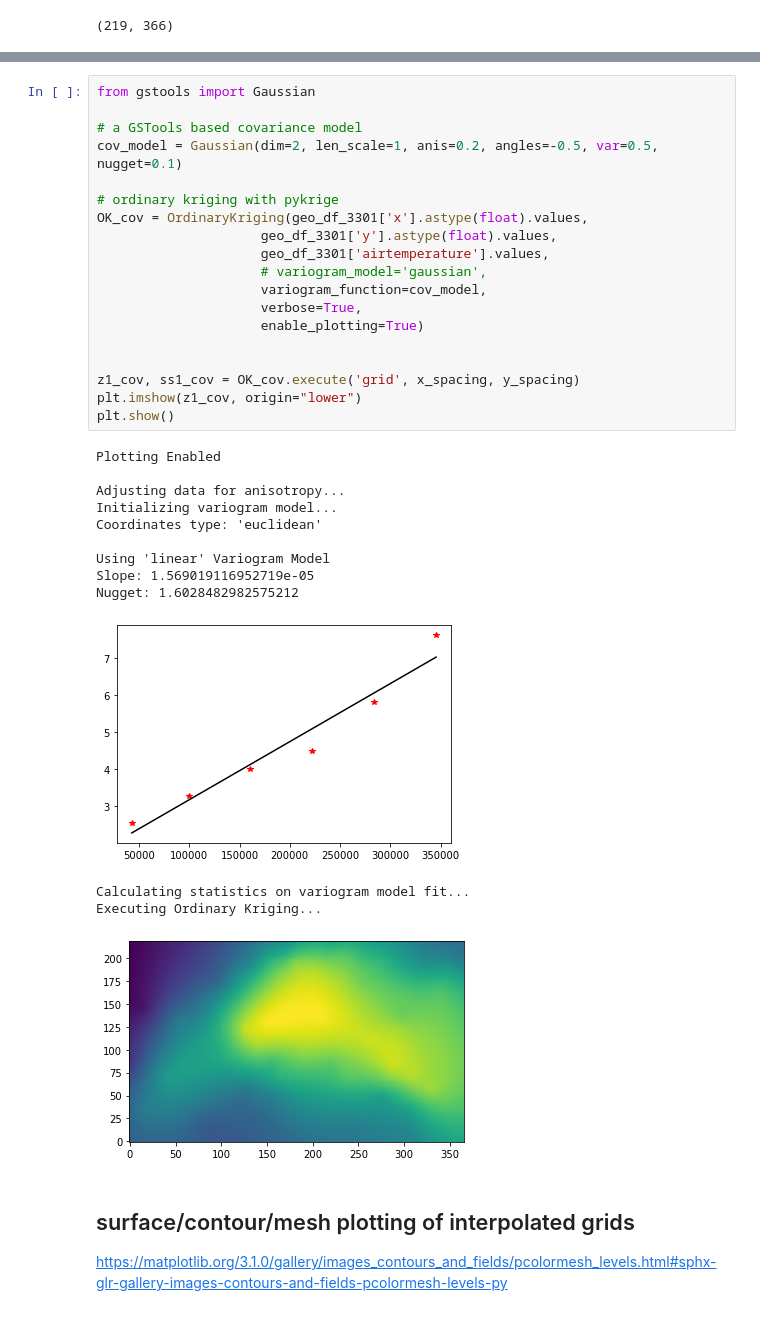
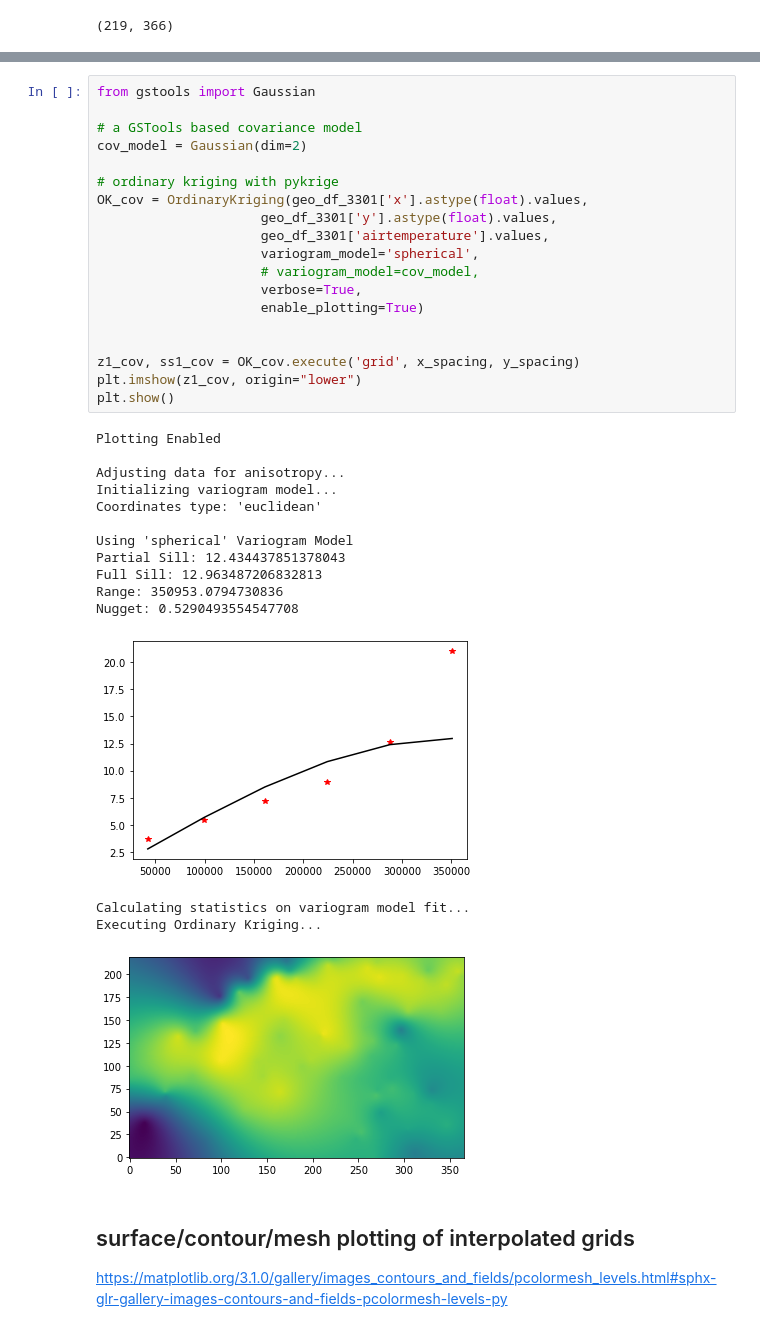
Before and after one commit to allixender/py_interpol_demo, a Jupyter notebook: interpol_temperature.ipynb, the cells around one changed output, grey strips where cells are left out. Drawn from its saved outputs; the diff is of its cells as text.

```diff
--- a/interpol_temperature.ipynb
+++ b/interpol_temperature.ipynb
@@ -451,36 +453,38 @@ plt.show()
 # %%
 from gstools import Gaussian
 
 # a GSTools based covariance model
-cov_model = Gaussian(dim=2, len_scale=1, anis=0.2, angles=-0.5, var=0.5, nugget=0.1)
+cov_model = Gaussian(dim=2)
 
 # ordinary kriging with pykrige
 OK_cov = OrdinaryKriging(geo_df_3301['x'].astype(float).values,
                      geo_df_3301['y'].astype(float).values,
                      geo_df_3301['airtemperature'].values,
-                     # variogram_model='gaussian',
-                     variogram_function=cov_model,
+                     variogram_model='spherical',
+                     # variogram_model=cov_model,
                      verbose=True,
                      enable_plotting=True)
 
 
 z1_cov, ss1_cov = OK_cov.execute('grid', x_spacing, y_spacing)
 plt.imshow(z1_cov, origin="lower")
 plt.show()
 # %% [output]
 Plotting Enabled
 
 Adjusting data for anisotropy...
 Initializing variogram model...
 Coordinates type: 'euclidean'
 
-Using 'linear' Variogram Model
-Slope: 1.569019116952719e-05
-Nugget: 1.6028482982575212
+Using 'spherical' Variogram Model
+Partial Sill: 12.434437851378043
+Full Sill: 12.963487206832813
+Range: 350953.0794730836
+Nugget: 0.5290493554547708
-[figure, old version]
+[figure, new version]
 Calculating statistics on variogram model fit...
 Executing Ordinary Kriging...
-[figure, old version]
+[figure, new version]
 # %% [markdown]
 ## surface/contour/mesh plotting of interpolated grids
 
```
Also changed, not shown: parts of 14 cells of this notebook.
